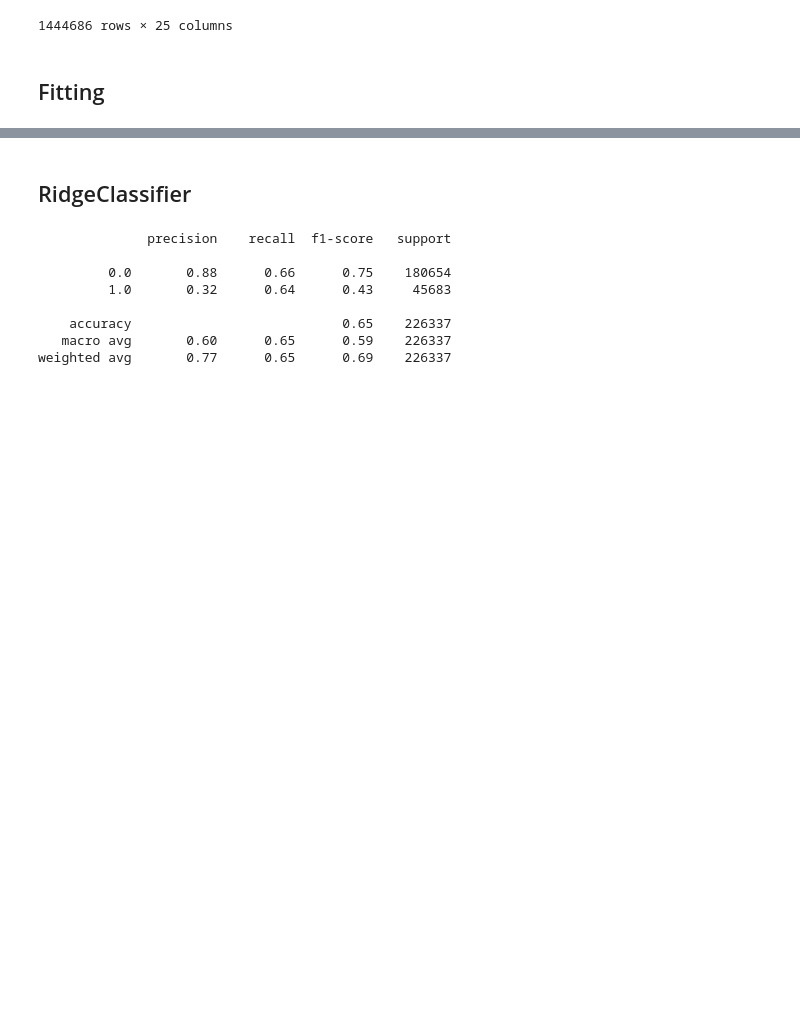
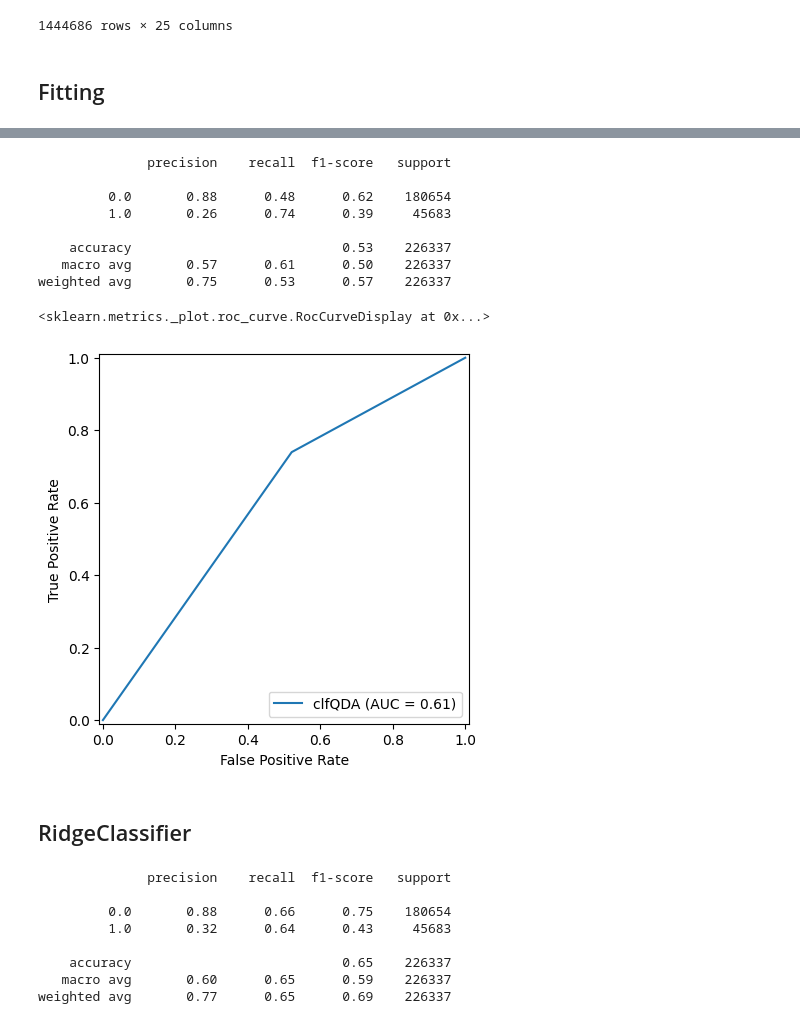
Before and after one commit to primula1323/Bigdata_Fintech, a Jupyter notebook: Lending_Club_Project/final_code/experiment3.ipynb, the cells around one changed output, grey strips where cells are left out. Drawn from its saved outputs; the diff is of its cells as text; code cells hidden in the pictures; blank space fills up the shorter version.

```diff
--- a/Lending_Club_Project/final_code/experiment3.ipynb
+++ b/Lending_Club_Project/final_code/experiment3.ipynb
@@ -103,3 +103,23 @@ SyntaxError: invalid syntax (3661078667.py, line 7)
+# %%
+clfQDA = QuadraticDiscriminantAnalysis().fit(X_train, y_train)
+y_pred = clfQDA.predict(X_test)
+joblib.dump(clfQDA, 'clfQDA_3.pkl')
+print(classification_report(y_test, y_pred))
+fpr, tpr, thresholds = metrics.roc_curve(y_test, y_pred)
+roc_auc = metrics.auc(fpr, tpr)
+display = metrics.RocCurveDisplay(fpr = fpr, tpr = tpr, roc_auc = roc_auc, estimator_name='clfQDA')
+display.plot()
+# %% [output]
+              precision    recall  f1-score   support
+
+         0.0       0.88      0.48      0.62    180654
+         1.0       0.26      0.74      0.39     45683
+
+    accuracy                           0.53    226337
+   macro avg       0.57      0.61      0.50    226337
+weighted avg       0.75      0.53      0.57    226337
+<sklearn.metrics._plot.roc_curve.RocCurveDisplay at 0x...>
+[figure, added]
 # %% [markdown]
 ## RidgeClassifier
 # %%
```
Also changed, not shown: parts of 1 cell of this notebook, 3 other files.
